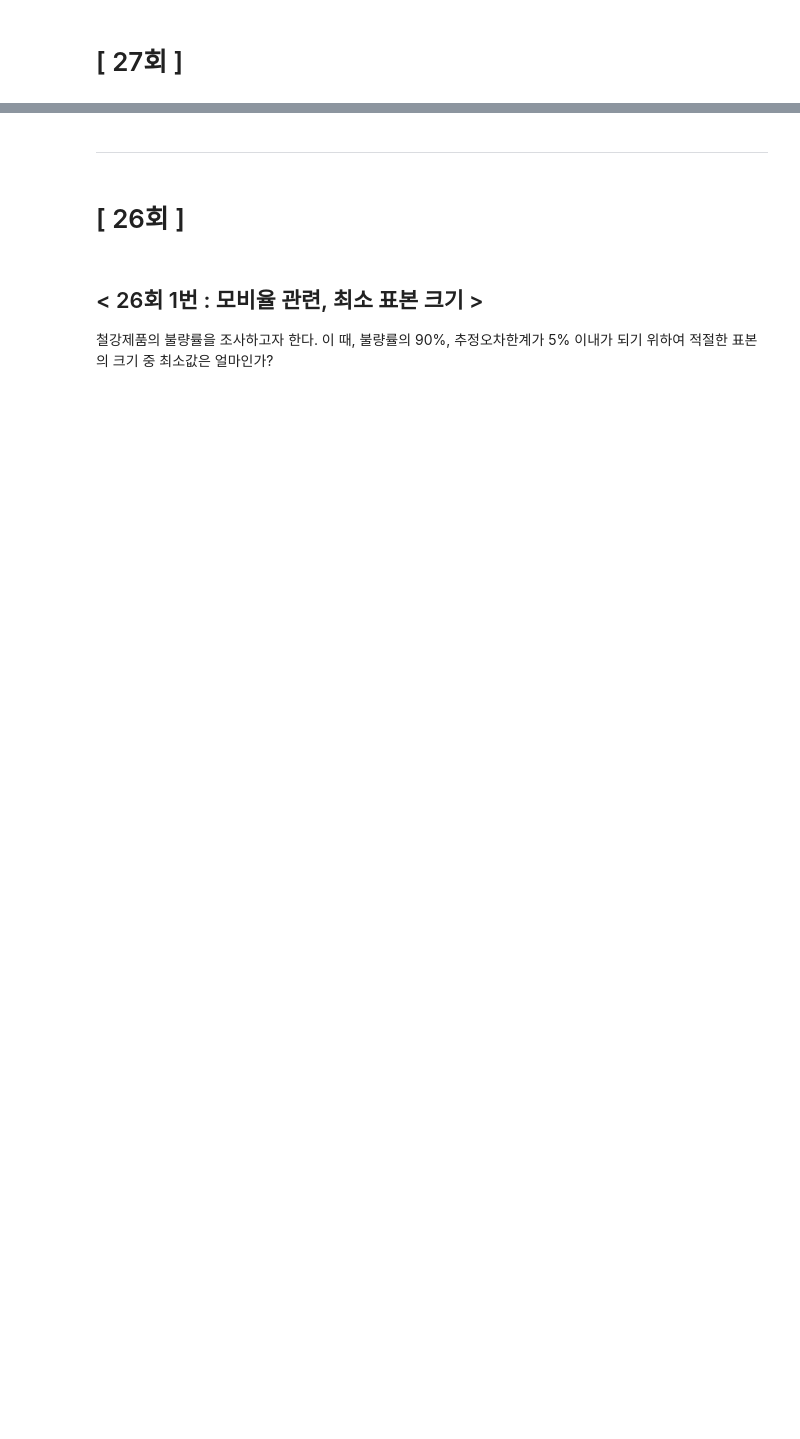
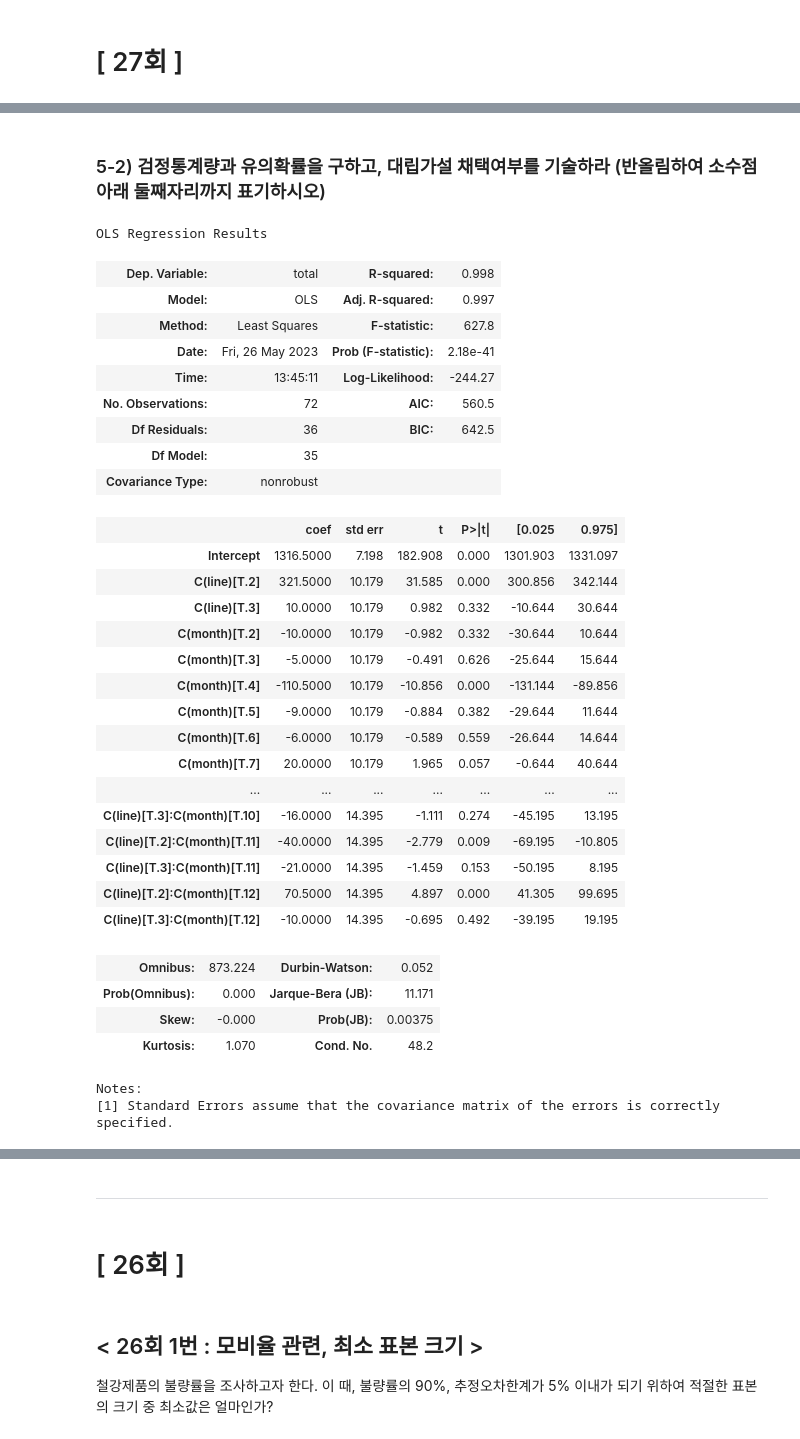
Before and after one commit to Minju-nimm/ADP, a Jupyter notebook: 기출/ADP_통계기출_28_25.ipynb, the cells around one changed output, grey strips where cells are left out. Drawn from its saved outputs; the diff is of its cells as text; code cells hidden in the pictures; blank space fills up the shorter version.

```diff
--- a/기출/ADP_통계기출_28_25.ipynb
+++ b/기출/ADP_통계기출_28_25.ipynb
@@ -15,0 +291,46 @@ warnings.filterwarnings("ignore")
+# %% [markdown]
+### 5-2) 검정통계량과 유의확률을 구하고, 대립가설 채택여부를 기술하라 (반올림하여 소수점 아래 둘째자리까지 표기하시오)
+# %%
+import statsmodels.formula.api as smf
+from statsmodels.stats.anova import anova_lm  # anova table을 생성해줌
+
+# 모델링
+# 범주형 변수는 C(변수)화
+# = total ~ line + month + line:month  # 모델링 할 때 독립변수 순서 주의!
+formula = 'total ~ C(line) * C(month)'
+model = smf.ols(formula, df_subway).fit()
+
+display(model.summary())
+# %% [output]
+OLS Regression Results
+| Dep. Variable: | total | R-squared: | 0.998 |
+| Model: | OLS | Adj. R-squared: | 0.997 |
+| Method: | Least Squares | F-statistic: | 627.8 |
+| Date: | Fri, 26 May 2023 | Prob (F-statistic): | 2.18e-41 |
+| Time: | 13:45:11 | Log-Likelihood: | -244.27 |
+| No. Observations: | 72 | AIC: | 560.5 |
+| Df Residuals: | 36 | BIC: | 642.5 |
+| Df Model: | 35 |  |  |
+| Covariance Type: | nonrobust |  |  |
+|  | coef | std err | t | P>|t| | [0.025 | 0.975] |
+| Intercept | 1316.5000 | 7.198 | 182.908 | 0.000 | 1301.903 | 1331.097 |
+| C(line)[T.2] | 321.5000 | 10.179 | 31.585 | 0.000 | 300.856 | 342.144 |
+| C(line)[T.3] | 10.0000 | 10.179 | 0.982 | 0.332 | -10.644 | 30.644 |
+| C(month)[T.2] | -10.0000 | 10.179 | -0.982 | 0.332 | -30.644 | 10.644 |
+| C(month)[T.3] | -5.0000 | 10.179 | -0.491 | 0.626 | -25.644 | 15.644 |
+| C(month)[T.4] | -110.5000 | 10.179 | -10.856 | 0.000 | -131.144 | -89.856 |
+| C(month)[T.5] | -9.0000 | 10.179 | -0.884 | 0.382 | -29.644 | 11.644 |
+| C(month)[T.6] | -6.0000 | 10.179 | -0.589 | 0.559 | -26.644 | 14.644 |
+| C(month)[T.7] | 20.0000 | 10.179 | 1.965 | 0.057 | -0.644 | 40.644 |
+| ... | ... | ... | ... | ... | ... | ... |
+| C(line)[T.3]:C(month)[T.10] | -16.0000 | 14.395 | -1.111 | 0.274 | -45.195 | 13.195 |
+| C(line)[T.2]:C(month)[T.11] | -40.0000 | 14.395 | -2.779 | 0.009 | -69.195 | -10.805 |
+| C(line)[T.3]:C(month)[T.11] | -21.0000 | 14.395 | -1.459 | 0.153 | -50.195 | 8.195 |
+| C(line)[T.2]:C(month)[T.12] | 70.5000 | 14.395 | 4.897 | 0.000 | 41.305 | 99.695 |
+| C(line)[T.3]:C(month)[T.12] | -10.0000 | 14.395 | -0.695 | 0.492 | -39.195 | 19.195 |
+| Omnibus: | 873.224 | Durbin-Watson: | 0.052 |
+| Prob(Omnibus): | 0.000 | Jarque-Bera (JB): | 11.171 |
+| Skew: | -0.000 | Prob(JB): | 0.00375 |
+| Kurtosis: | 1.070 | Cond. No. | 48.2 |
+Notes:
+[1] Standard Errors assume that the covariance matrix of the errors is correctly specified.
```
Also changed, not shown: parts of 52 cells of this notebook, 1 other file.
